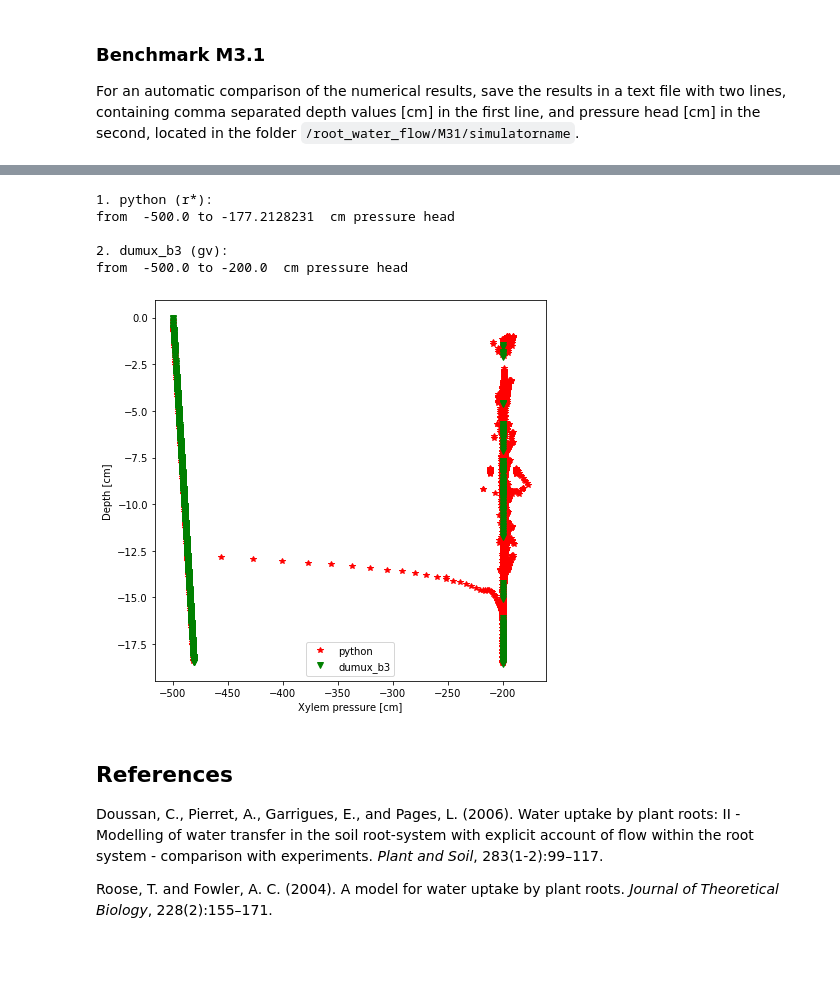
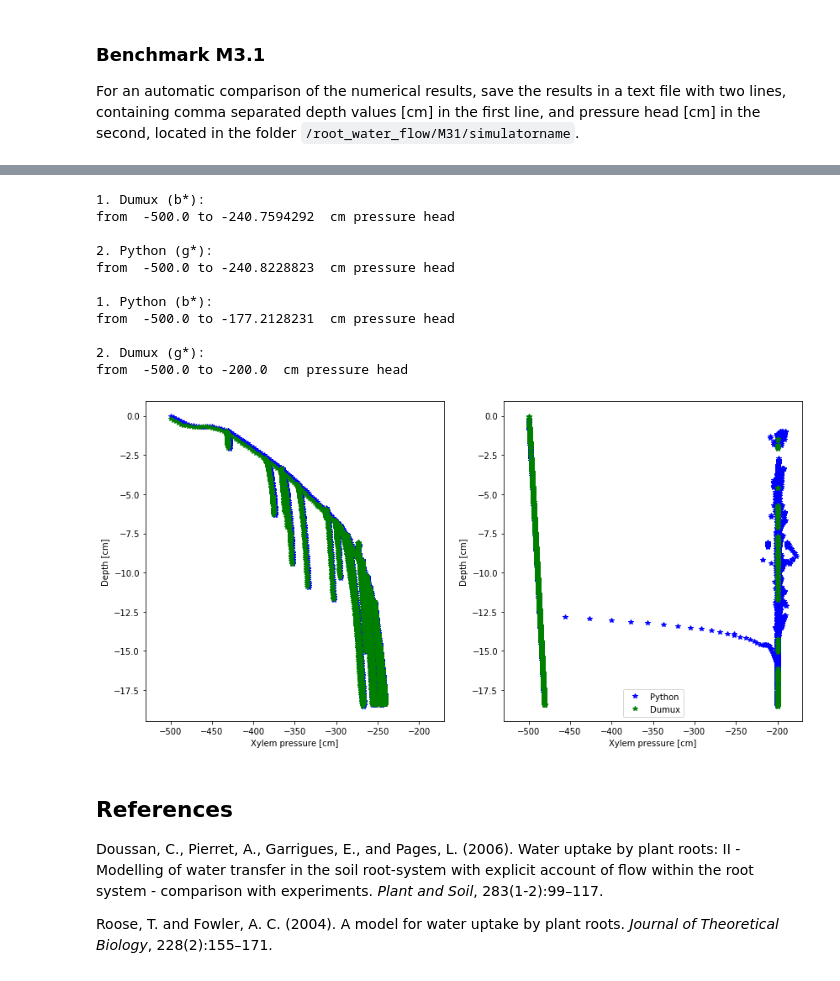
Before and after one commit to RSA-benchmarks/collaborative-comparison, a Jupyter notebook: Water flow in roots.ipynb, the cells around one changed output, grey strips where cells are left out. Cells and saved outputs as stored; diff of their text form; code cells hidden in the pictures.

Commit message:
adapted figures

```diff
--- a/Water flow in roots.ipynb
+++ b/Water flow in roots.ipynb
@@ -230,6 +230,7 @@ plt.plot(list(map(p_r, y)),y,"r*")
 
 j = 0 # number of files
 r, rsme, rsquare, nn = [], [], [], []
+col=["C2","C0","b"]
 l = ["analytic"]
 for dirname, dirnames, filenames in os.walk('root_water_flow/M31/.'):
     filenames.sort()
@@ -237,7 +238,7 @@ for dirname, dirnames, filenames in os.walk('root_water_flow/M31/.'):
         try:
             l.append(f)
             data = np.loadtxt("root_water_flow/M31/"+f,delimiter=',')
-            plt.plot(data[1,:],data[0,:]) # numeric solution
+            plt.plot(data[1,:],data[0,:],col[i]) # numeric solution
             j += 1
             # Evaluate
             n = len(data[1,:])
@@ -301,33 +283,65 @@ plt.show()
 
 For an inter-comparison of the numerical results save the results in a text file with two lines, containing comma separated depth values [cm] in the first line, and pressure head [cm] in the second line. Locate the file in the folder `/root_water_flow/M32b/simulatorname`.
 # %%
-fig=plt.figure(figsize=(7, 7))
-col = ["r*", "gv", "b*","rv", "gv", "bv"]
+#fig=plt.figure(figsize=(7, 7))
+fig, ax = plt.subplots(1, 2, figsize=(14, 7))
+col = ["b*", "g*", "rv", "gv", "bv"]
+# M32a
+l=[]
+for dirname, dirnames, filenames in os.walk('root_water_flow/M32a/.'):
+    filenames.sort()
+    for i,f in enumerate(filenames):
+        try:
+            l.append(f)
+            data = np.loadtxt("root_water_flow/M32a/"+f,delimiter=',')
+            print(str(i+1)+". "+f+" ("+col[i]+"):")
+            print("from ", min(data[1,:]), "to", max(data[1,:]), " cm pressure head\n")
+            #plt.plot(data[1,:],data[0,:],col[i])
+            pl, = ax[0].plot(data[1,:],data[0,:],col[i])
+        except Exception as ex:
+            print("Something went wrong with file "+f)
+            print(ex)
+
+ax[0].set_xlabel("Xylem pressure [cm]")
+ax[0].set_ylabel("Depth [cm]")
+
+# M32b
 l=[]
 for dirname, dirnames, filenames in os.walk('root_water_flow/M32b/.'):
     filenames.sort()
     for i,f in enumerate(filenames[::-1]):
         try:
             l.append(f)
             data = np.loadtxt("root_water_flow/M32b/"+f,delimiter=',')
             print(str(i+1)+". "+f+" ("+col[i]+"):")
             print("from ", min(data[1,:]), "to", max(data[1,:]), " cm pressure head\n")
-            plt.plot(data[1,:],data[0,:],col[i])
+            #plt.plot(data[1,:],data[0,:],col[i])
+            pl, = ax[1].plot(data[1,:],data[0,:],col[i])
         except Exception as ex:
             print("Something went wrong with file "+f)
             print(ex)
 
-plt.xlabel("Xylem pressure [cm]")
-plt.ylabel("Depth [cm]")
+ax[1].set_xlabel("Xylem pressure [cm]")
+ax[1].set_ylabel("Depth [cm]")
+ax[0].set_xlim(-530,-170)
+ax[1].set_xlim(-530,-170)
+#plt.xlabel("Xylem pressure [cm]")
+#plt.ylabel("Depth [cm]")
 plt.legend(l)
 plt.show()
 # %% [output]
-1. python (r*):
+1. Dumux (b*):
+from  -500.0 to -240.7594292  cm pressure head
+
+2. Python (g*):
+from  -500.0 to -240.8228823  cm pressure head
+
+1. Python (b*):
 from  -500.0 to -177.2128231  cm pressure head
 
-2. dumux_b3 (gv):
+2. Dumux (g*):
 from  -500.0 to -200.0  cm pressure head
-[figure, old version]
+[figure, new version]
 # %% [markdown]
 ## References
 
```
Also changed, not shown: parts of 3 cells of this notebook, 3 other files.
